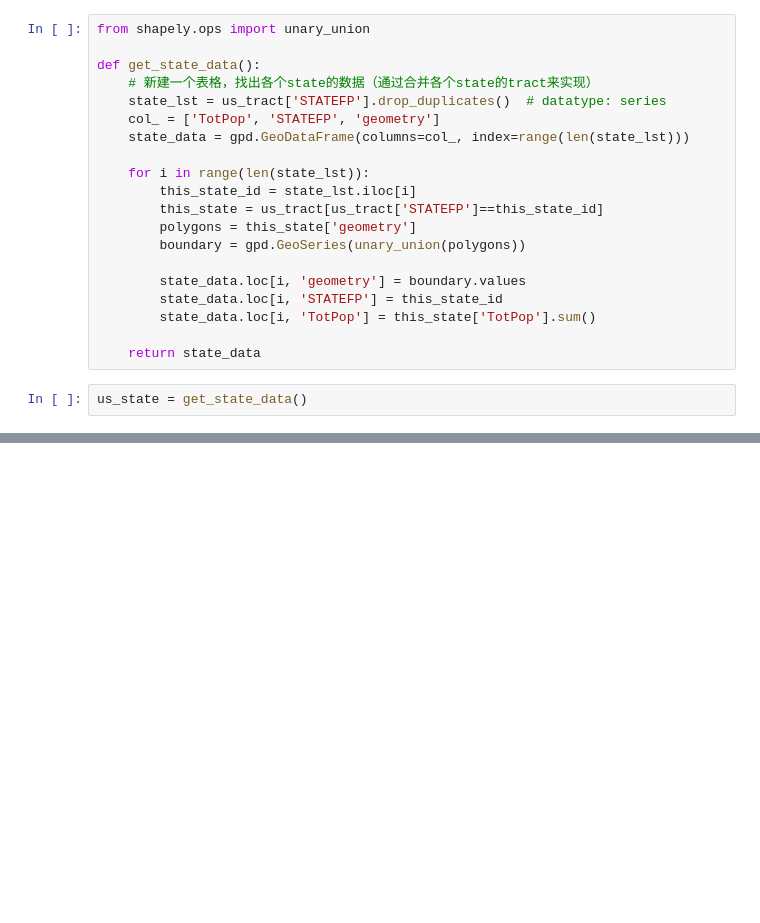
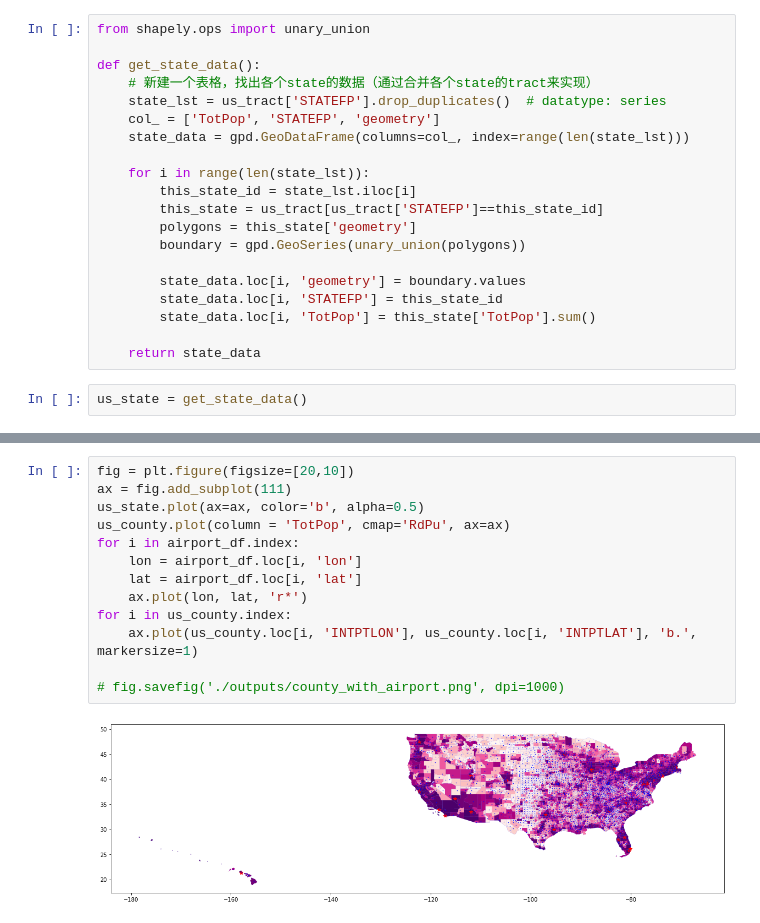
Before and after one commit to khzhang2/Air_Traffic, a Jupyter notebook: Data_Processing.ipynb, the cells around one changed output, grey strips where cells are left out. Drawn from its saved outputs; the diff is of its cells as text; blank space fills up the shorter version.

```diff
--- a/Data_Processing.ipynb
+++ b/Data_Processing.ipynb
@@ -272,0 +432,15 @@ us_state.head(2)
+# %%
+fig = plt.figure(figsize=[20,10])
+ax = fig.add_subplot(111)
+us_state.plot(ax=ax, color='b', alpha=0.5)
+us_county.plot(column = 'TotPop', cmap='RdPu', ax=ax)
+for i in airport_df.index:
+    lon = airport_df.loc[i, 'lon']
+    lat = airport_df.loc[i, 'lat']
+    ax.plot(lon, lat, 'r*')
+for i in us_county.index:
+    ax.plot(us_county.loc[i, 'INTPTLON'], us_county.loc[i, 'INTPTLAT'], 'b.', markersize=1)
+
+# fig.savefig('./outputs/county_with_airport.png', dpi=1000)
+# %% [output]
+[figure, added]
```
Also changed, not shown: parts of 28 cells of this notebook.
